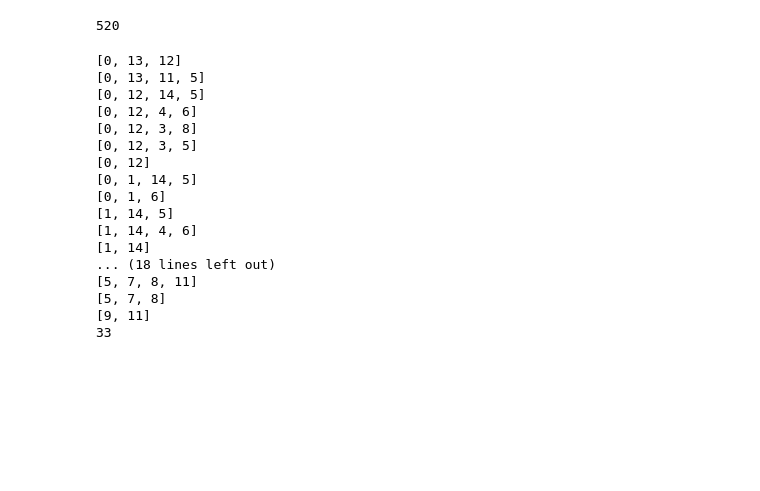
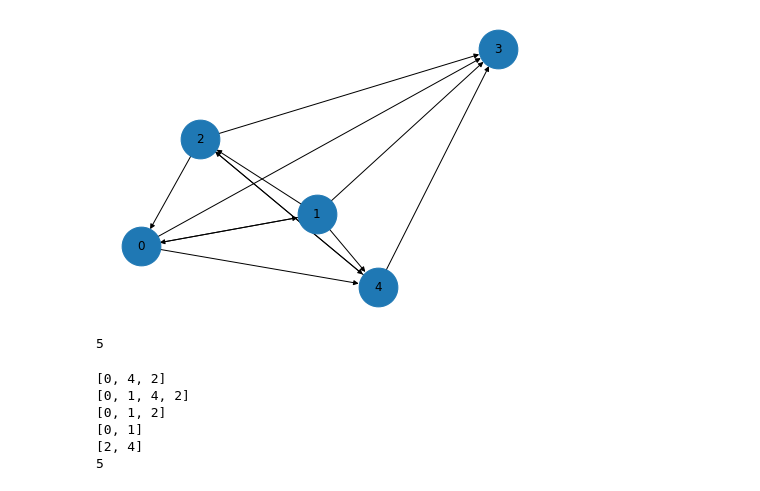
Before and after one commit to Zeyuzhao/DeepKidney, a Jupyter notebook: notebooks/cyc2node.ipynb, the cells around one changed output. Drawn from its saved outputs; the diff is of its cells as text; code cells hidden in the pictures; blank space fills up the shorter version.

```diff
--- a/notebooks/cyc2node.ipynb
+++ b/notebooks/cyc2node.ipynb
@@ -7,7 +7,7 @@ warnings.filterwarnings("ignore")
 # %%
 # Generate Random Graph
 
-rand_graph = nx.fast_gnp_random_graph(15, 0.20, directed=True)
+rand_graph = nx.fast_gnp_random_graph(5, 0.5, directed=True)
 
 for (u, v) in rand_graph.edges():
     rand_graph.edges[u, v]['weight'] = random.uniform(0, 1)
@@ -29,3 +27,11 @@ draw_compat(rand_graph)
+# %%
+rand_graph[2][4]["color"] = "g"
+rand_graph[4][2]["color"] = "g"
+rand_graph[1][0]["color"] = "g"
+rand_graph[0][1]["color"] = "g"
+draw_compat(rand_graph)
+# %% [output]
+[figure, added]
 # %%
 cycles = list(nx.simple_cycles(rand_graph))
 
@@ -34,7 +40,7 @@ cycles = list(nx.simple_cycles(rand_graph))
 # %%
 len(cycles)
 # %% [output]
-520
+5
 # %%
 def reduce_cycles(graph, maxk = 4):
     G = nx.DiGraph()
@@ -62,23 +68,12 @@ def reduce_cycles(graph, maxk = 4):
 c_graph = reduce_cycles(rand_graph)
 print(len(c_graph))
 # %% [output]
-[0, 13, 12]
-[0, 13, 11, 5]
-[0, 12, 14, 5]
-[0, 12, 4, 6]
-[0, 12, 3, 8]
-[0, 12, 3, 5]
-[0, 12]
-[0, 1, 14, 5]
-[0, 1, 6]
-[1, 14, 5]
-[1, 14, 4, 6]
-[1, 14]
-... (18 lines left out)
-[5, 7, 8, 11]
-[5, 7, 8]
-[9, 11]
-33
+[0, 4, 2]
+[0, 1, 4, 2]
+[0, 1, 2]
+[0, 1]
+[2, 4]
+5
 # %%
 def draw_reduced(g):
     plt.figure()
```
Also changed, not shown: parts of 3 cells of this notebook, 3 other files.
